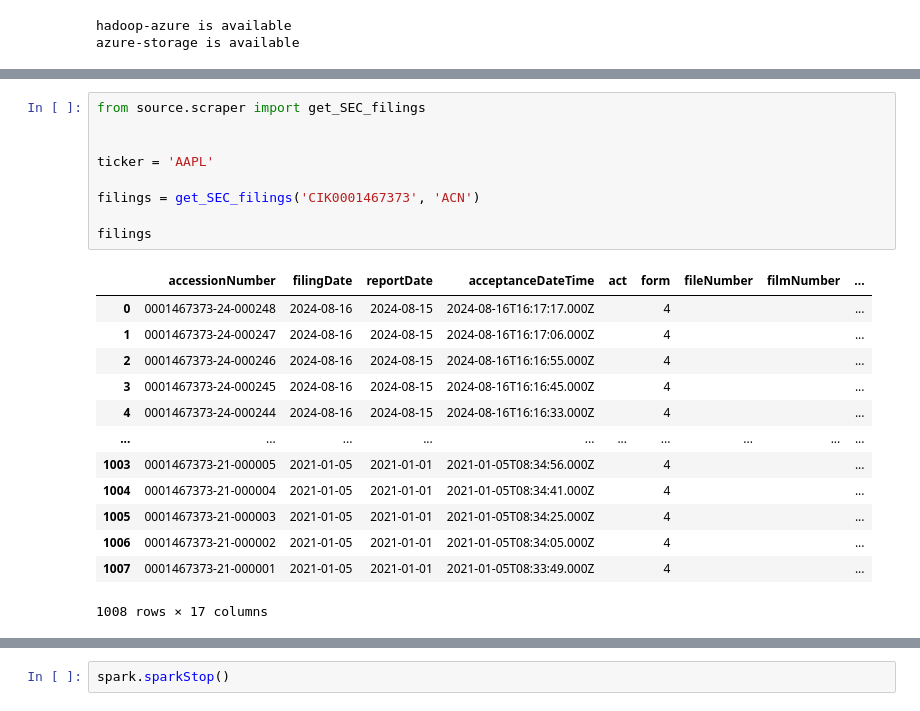
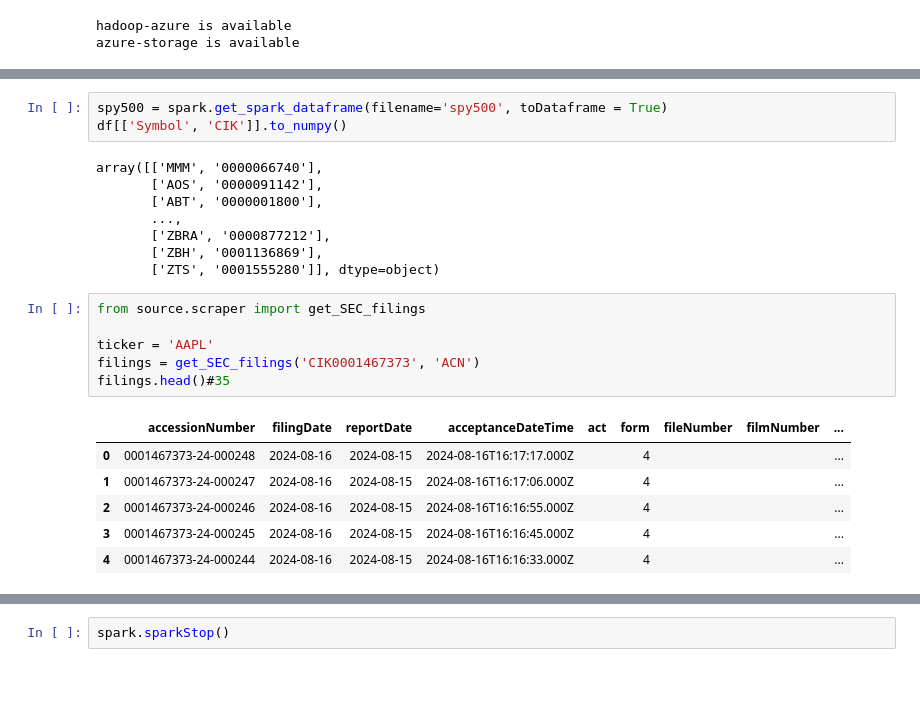
Before and after one commit to prosowiec/DeltaStock, a Jupyter notebook: notebooks/methods.ipynb, the cells around one changed output, grey strips where cells are left out. Saved outputs shown, nothing was run; the diff lists cells and outputs as text; blank space fills up the shorter version.

```diff
--- a/notebooks/methods.ipynb
+++ b/notebooks/methods.ipynb
@@ -53,23 +103,24 @@ spark.spark.sql(f'SELECT count(accessionNumber) FROM delta.`{path}`').show()
+# %%
+spy500 = spark.get_spark_dataframe(filename='spy500', toDataframe = True)
+df[['Symbol', 'CIK']].to_numpy()
+# %% [output]
+array([['MMM', '0000066740'],
+       ['AOS', '0000091142'],
+       ['ABT', '0000001800'],
+       ...,
+       ['ZBRA', '0000877212'],
+       ['ZBH', '0001136869'],
+       ['ZTS', '0001555280']], dtype=object)
 # %%
 from source.scraper import get_SEC_filings
 
-
 ticker = 'AAPL'
-
 filings = get_SEC_filings('CIK0001467373', 'ACN')
-
-filings
+filings.head()#35
 # %% [output]
 |  | accessionNumber | filingDate | reportDate | acceptanceDateTime | act | form | fileNumber | filmNumber | ... |
 | 0 | 0001467373-24-000248 | 2024-08-16 | 2024-08-15 | 2024-08-16T16:17:17.000Z |  | 4 |  |  | ... |
 | 1 | 0001467373-24-000247 | 2024-08-16 | 2024-08-15 | 2024-08-16T16:17:06.000Z |  | 4 |  |  | ... |
 | 2 | 0001467373-24-000246 | 2024-08-16 | 2024-08-15 | 2024-08-16T16:16:55.000Z |  | 4 |  |  | ... |
 | 3 | 0001467373-24-000245 | 2024-08-16 | 2024-08-15 | 2024-08-16T16:16:45.000Z |  | 4 |  |  | ... |
 | 4 | 0001467373-24-000244 | 2024-08-16 | 2024-08-15 | 2024-08-16T16:16:33.000Z |  | 4 |  |  | ... |
-| ... | ... | ... | ... | ... | ... | ... | ... | ... | ... |
-| 1003 | 0001467373-21-000005 | 2021-01-05 | 2021-01-01 | 2021-01-05T08:34:56.000Z |  | 4 |  |  | ... |
-| 1004 | 0001467373-21-000004 | 2021-01-05 | 2021-01-01 | 2021-01-05T08:34:41.000Z |  | 4 |  |  | ... |
-| 1005 | 0001467373-21-000003 | 2021-01-05 | 2021-01-01 | 2021-01-05T08:34:25.000Z |  | 4 |  |  | ... |
-| 1006 | 0001467373-21-000002 | 2021-01-05 | 2021-01-01 | 2021-01-05T08:34:05.000Z |  | 4 |  |  | ... |
-| 1007 | 0001467373-21-000001 | 2021-01-05 | 2021-01-01 | 2021-01-05T08:33:49.000Z |  | 4 |  |  | ... |
-1008 rows × 17 columns
```
Also changed, not shown: parts of 23 cells of this notebook, 11 other files.
